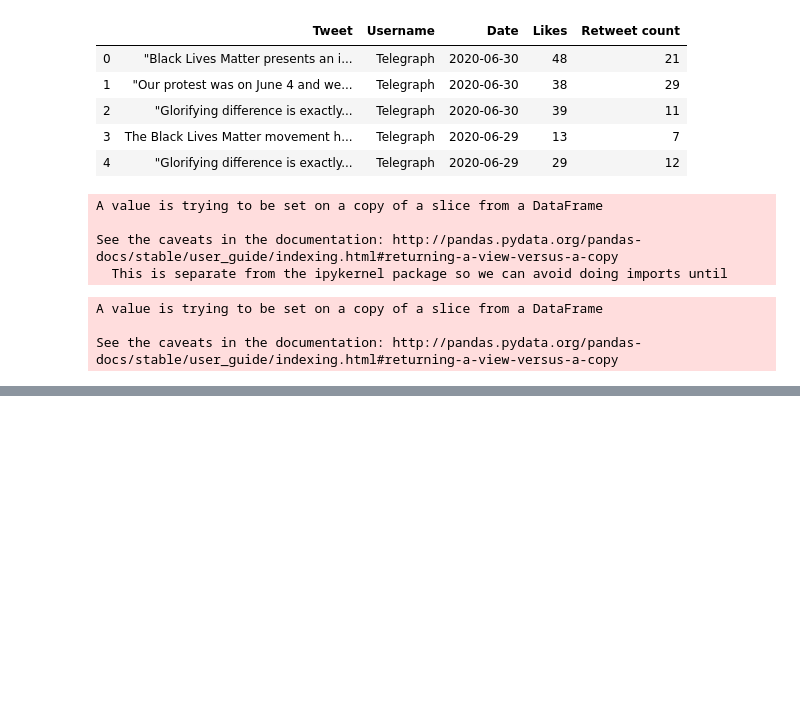
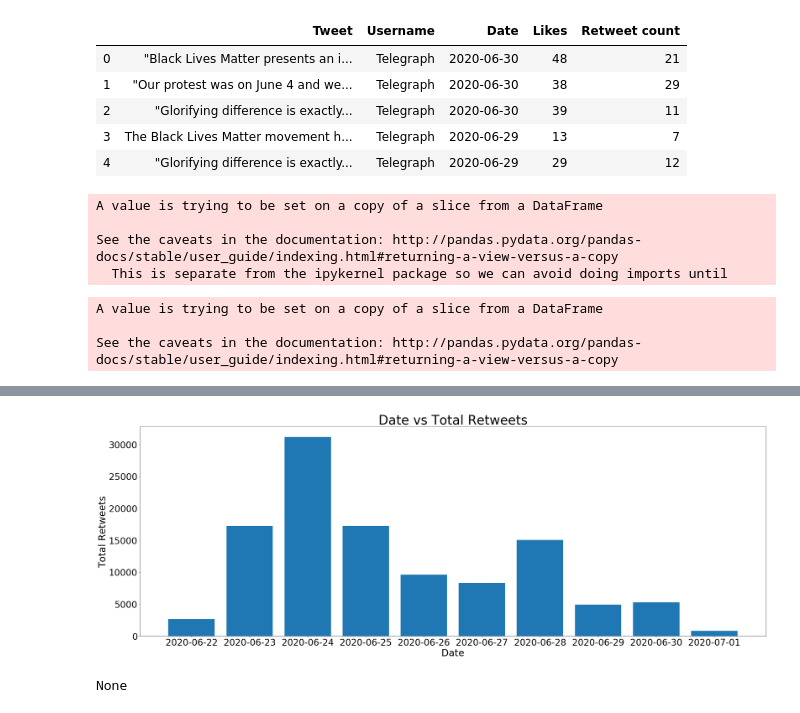
Before and after one commit to saum1500/Twitter-News-Sentiment-Analysis, a Jupyter notebook: Data Analysis and Visualization.ipynb, the cells around one changed output, grey strips where cells are left out. Saved outputs shown, nothing was run; the diff lists cells and outputs as text; code cells hidden in the pictures; blank space fills up the shorter version.

```diff
--- a/Data Analysis and Visualization.ipynb
+++ b/Data Analysis and Visualization.ipynb
@@ -150,9 +175,12 @@ plt.show()
 # %%
 # plotting date vs retweets
 plt.figure(figsize=(35, 12))
 plt.bar(df_date['Date'], df_date['Total Retweets'])
 plt.xlabel("Date",fontsize = 30)
 plt.ylabel("Total Retweets", fontsize = 30)
 plt.title("Date vs Total Retweets", fontsize = 40)
 plt.tick_params(labelsize=28)
-plt.show()
+display(plt.show())
+# %% [output]
+[figure, added]
+None
```
Also changed, not shown: parts of 6 cells of this notebook.
